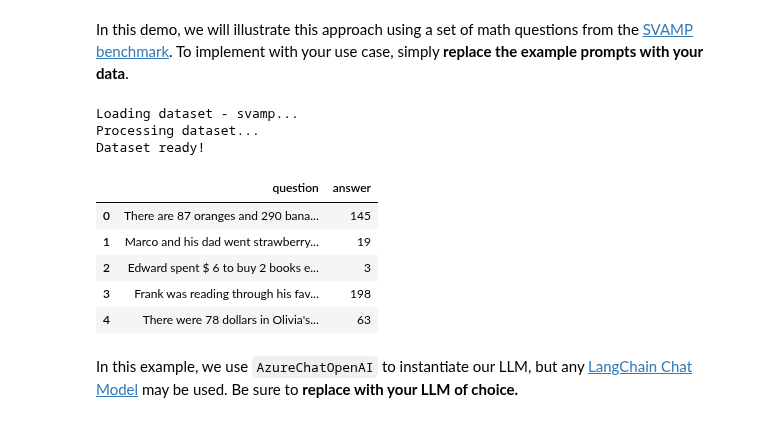
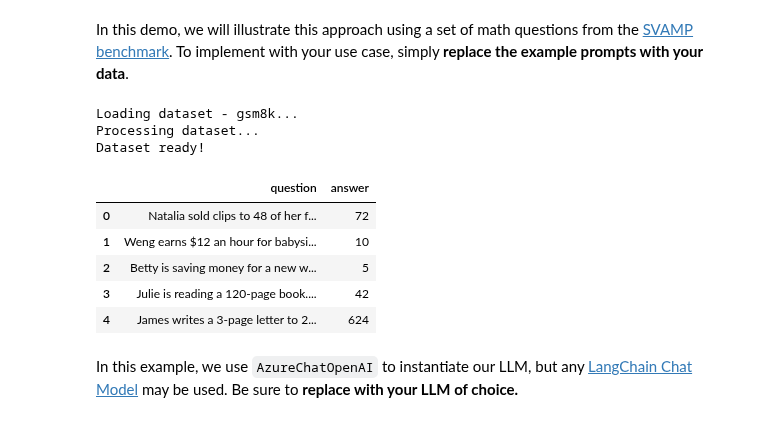
Before and after one commit to cvs-health/uqlm, a Jupyter notebook: examples/semantic_entropy_demo.ipynb, the cells around one changed output. Cells and saved outputs as stored; diff of their text form; code cells hidden in the pictures.

```diff
--- a/examples/semantic_entropy_demo.ipynb
+++ b/examples/semantic_entropy_demo.ipynb
@@ -68,18 +68,18 @@ from uqlm import SemanticEntropy
 In this demo, we will illustrate this approach using a set of math questions from the [SVAMP benchmark](https://arxiv.org/abs/2103.07191). To implement with your use case, simply **replace the example prompts with your data**.
 # %%
 # Load example dataset (SVAMP)
-svamp = load_example_dataset("svamp", n=100)
+svamp = load_example_dataset("gsm8k", n=100)
 svamp.head()
 # %% [output]
-Loading dataset - svamp...
+Loading dataset - gsm8k...
 Processing dataset...
 Dataset ready!
 |  | question | answer |
-| 0 | There are 87 oranges and 290 bana... | 145 |
-| 1 | Marco and his dad went strawberry... | 19 |
-| 2 | Edward spent $ 6 to buy 2 books e... | 3 |
-| 3 | Frank was reading through his fav... | 198 |
-| 4 | There were 78 dollars in Olivia's... | 63 |
+| 0 | Natalia sold clips to 48 of her f... | 72 |
+| 1 | Weng earns $12 an hour for babysi... | 10 |
+| 2 | Betty is saving money for a new w... | 5 |
+| 3 | Julie is reading a 120-page book.... | 42 |
+| 4 | James writes a 3-page letter to 2... | 624 |
 # %%
 # Define prompts
 MATH_INSTRUCTION = "When you solve this math problem only return the answer with no additional text.\n"
```
Also changed, not shown: parts of 17 cells of this notebook.
